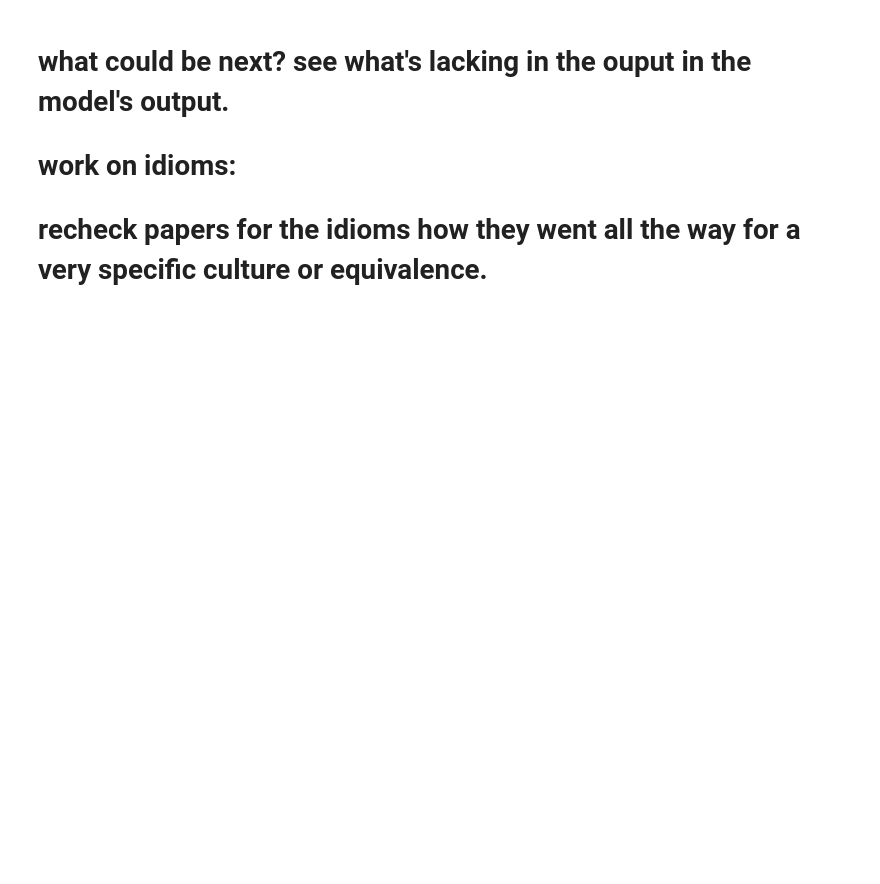
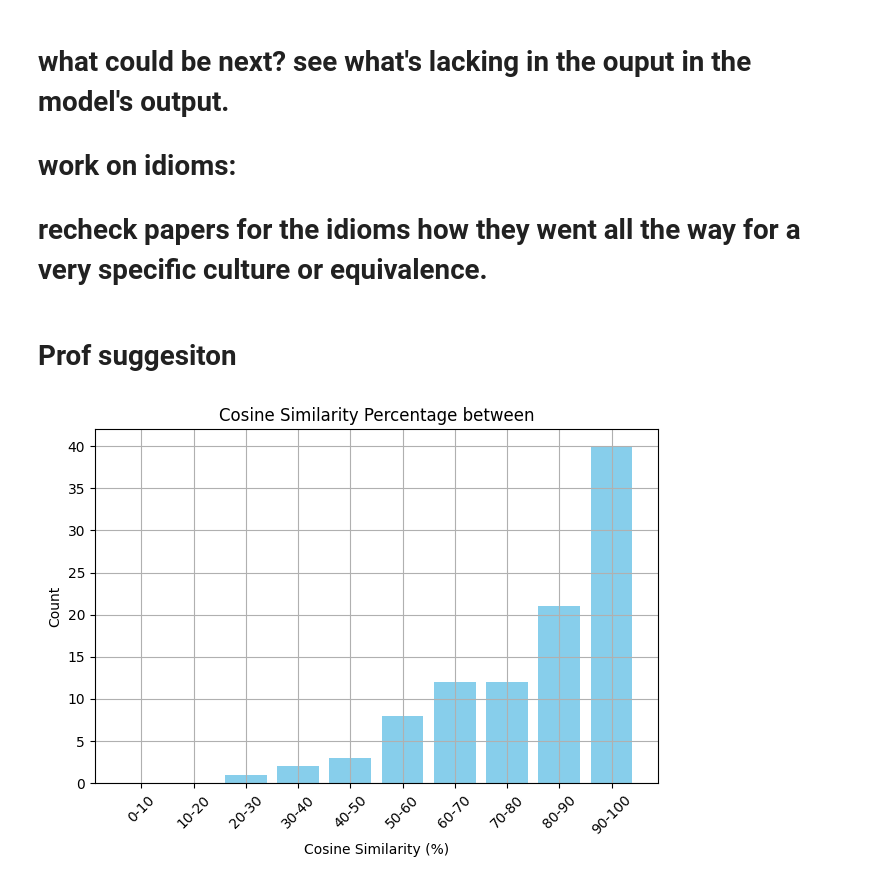
Before and after one commit to yassir28/Darija-LLMs, a Jupyter notebook: sentences semantics/04 100 sentences.ipynb, the cells around one changed output. Cells and saved outputs as stored; diff of their text form; code cells hidden in the pictures; blank space fills up the shorter version.

```diff
--- a/sentences semantics/04 100 sentences.ipynb
+++ b/sentences semantics/04 100 sentences.ipynb
@@ -109,3 +52,60 @@ plt.show()
 
 # work on idioms:
 # recheck papers for the idioms how they went all the way for a very specific culture or equivalence.
+# %% [markdown]
+# Prof suggesiton
+# %%
+import matplotlib.pyplot as plt
+from sentence_transformers import SentenceTransformer, util
+
+# Initialize model
+model_name = 'bert-base-nli-mean-tokens'
+model = SentenceTransformer(model_name)
+
+# Example data (replace this with your actual DataFrame columns)
+transl = df['transl']
+eng =  df['eng']
+
+# Function to evaluate pairs and calculate cosine similarities
+def evaluate_pairs(transl, eng):
+    results = []
+    for i in range(len(transl)):
+        sentence1, sentence2 = transl[i], eng[i]
+        embedding1 = model.encode(sentence1, convert_to_tensor=True)
+        embedding2 = model.encode(sentence2, convert_to_tensor=True)
+        similarity = util.pytorch_cos_sim(embedding1, embedding2).item()
+        results.append((i+2, sentence1, sentence2, similarity))
+
+    return results
+
+# Calculate similarities
+similarities = evaluate_pairs(transl, eng)
+percentages = [result for *_, result in similarities]
+
+# Define intervals of 10%
+intervals = [(i, i+10) for i in range(0, 100, 10)]
+
+# Count similarities in each interval
+interval_counts = {interval: 0 for interval in intervals}
+for sim in percentages:
+    percentage = sim * 100  # Convert cosine similarity to percentage
+    for interval in intervals:
+        if interval[0] <= percentage < interval[1]:
+            interval_counts[interval] += 1
+            break
+
+# Prepare data for plotting
+labels = [f'{interval[0]}-{interval[1]}' for interval in intervals]
+counts = [interval_counts[interval] for interval in intervals]
+
+# Plot bar chart
+plt.bar(labels, counts, color='skyblue')
+plt.xlabel('Cosine Similarity (%)')
+plt.ylabel('Count')
+plt.title('Cosine Similarity Percentage between')
+plt.xticks(rotation=45)
+plt.tight_layout()
+plt.grid(True)
+plt.show()
+# %% [output]
+[figure, added]
```
Also changed, not shown: parts of 3 cells of this notebook, 14 other files.
